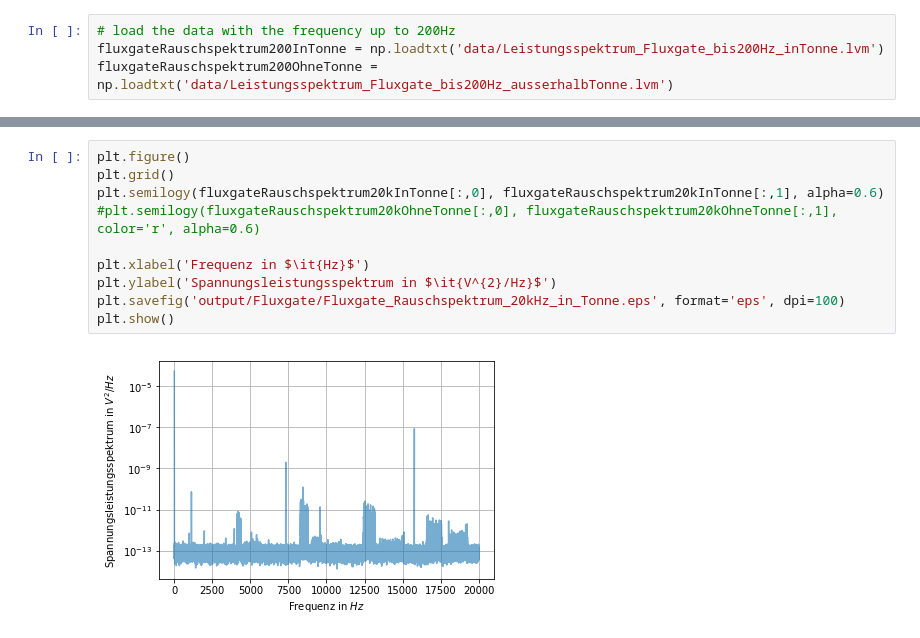
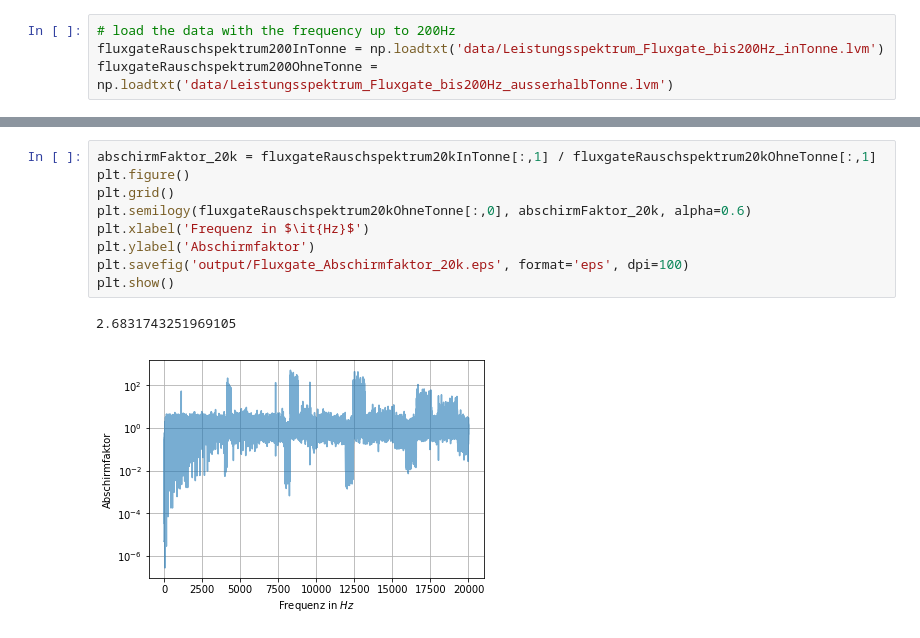
Before and after one commit to Acintya/sensorII_v6, a Jupyter notebook: Fluxgate/Fluxgate_Rauschspektrum.ipynb, the cells around one changed output, grey strips where cells are left out. Drawn from its saved outputs; the diff is of its cells as text.

```diff
--- a/Fluxgate/Fluxgate_Rauschspektrum.ipynb
+++ b/Fluxgate/Fluxgate_Rauschspektrum.ipynb
@@ -26,12 +65,12 @@ fluxgateRauschspektrum20kOhneTonne = np.loadtxt('data/Leistungsspektrum_Fluxgate
 # %%
+abschirmFaktor_20k = fluxgateRauschspektrum20kInTonne[:,1] / fluxgateRauschspektrum20kOhneTonne[:,1]
 plt.figure()
 plt.grid()
-plt.semilogy(fluxgateRauschspektrum20kInTonne[:,0], fluxgateRauschspektrum20kInTonne[:,1], alpha=0.6)
-#plt.semilogy(fluxgateRauschspektrum20kOhneTonne[:,0], fluxgateRauschspektrum20kOhneTonne[:,1], color='r', alpha=0.6)
-
+plt.semilogy(fluxgateRauschspektrum20kOhneTonne[:,0], abschirmFaktor_20k, alpha=0.6)
 plt.xlabel('Frequenz in $\it{Hz}$')
-plt.ylabel('Spannungsleistungsspektrum in $\it{V^{2}/Hz}$')
-plt.savefig('output/Fluxgate/Fluxgate_Rauschspektrum_20kHz_in_Tonne.eps', format='eps', dpi=100)
+plt.ylabel('Abschirmfaktor')
+plt.savefig('output/Fluxgate_Abschirmfaktor_20k.eps', format='eps', dpi=100)
 plt.show()
 # %% [output]
+2.6831743251969105
-[figure, old version]
+[figure, new version]
```
Also changed, not shown: parts of 9 cells of this notebook, 18 other files.
